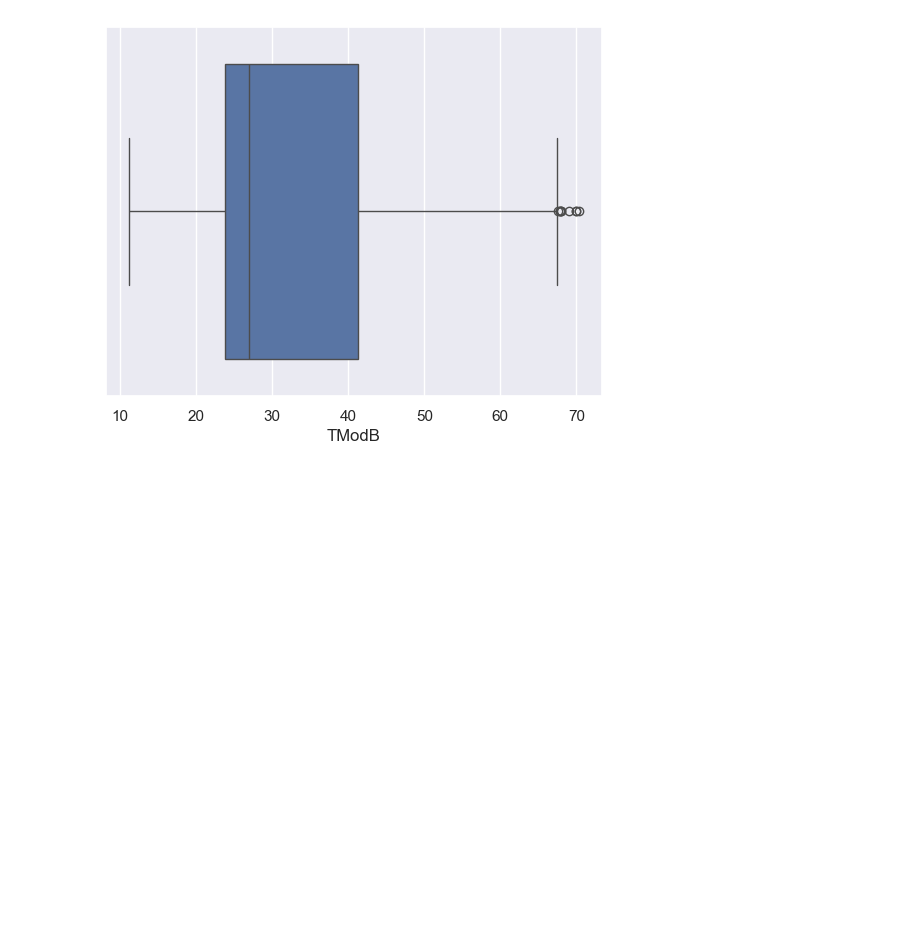
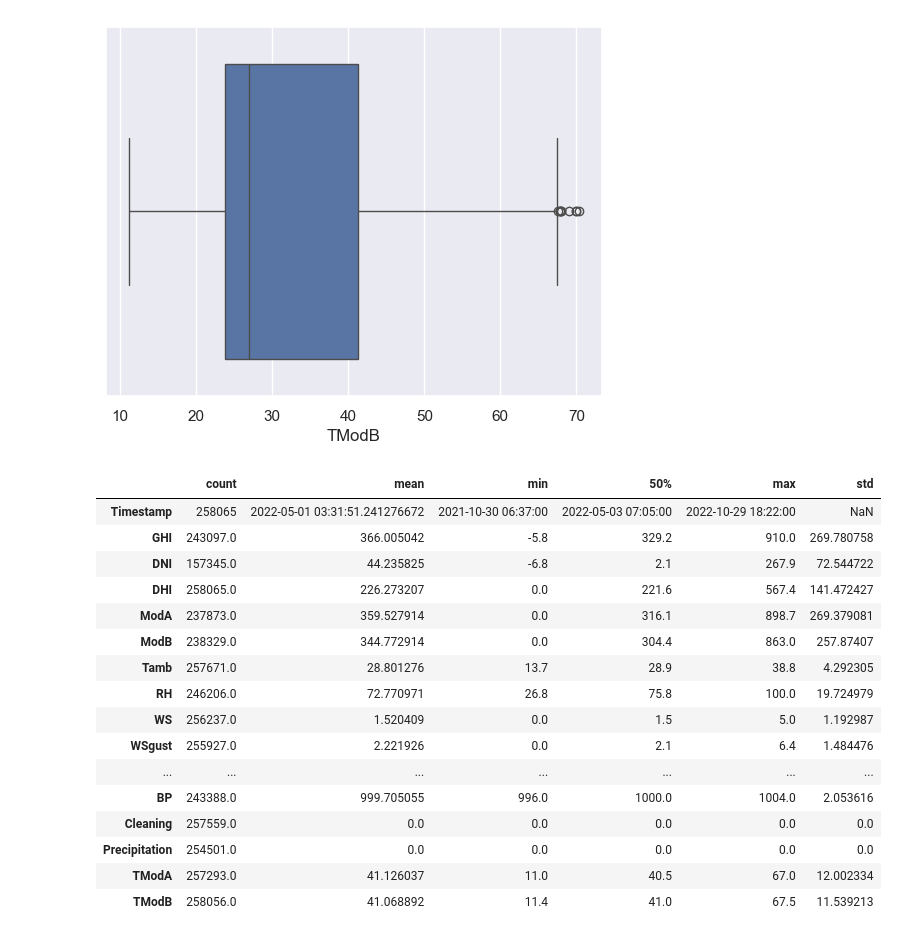
Before and after one commit to KalTadesse9/project_moonlight, a Jupyter notebook: notebooks/AnalysisOnSolarRadiations_sierraleone.ipynb, the cells around one changed output. Drawn from its saved outputs; the diff is of its cells as text; code cells hidden in the pictures; blank space fills up the shorter version.

```diff
--- a/notebooks/AnalysisOnSolarRadiations_sierraleone.ipynb
+++ b/notebooks/AnalysisOnSolarRadiations_sierraleone.ipynb
@@ -426,3 +426,23 @@ sns.boxplot(x=sierraleone_df['TModB'])
 # %% [output]
 <Axes: xlabel='TModB'>
 [figure]
+# %%
+df_corrected.describe(percentiles=[0.5]).T
+# %% [output]
+|  | count | mean | min | 50% | max | std |
+| Timestamp | 258065 | 2022-05-01 03:31:51.241276672 | 2021-10-30 06:37:00 | 2022-05-03 07:05:00 | 2022-10-29 18:22:00 | NaN |
+| GHI | 243097.0 | 366.005042 | -5.8 | 329.2 | 910.0 | 269.780758 |
+| DNI | 157345.0 | 44.235825 | -6.8 | 2.1 | 267.9 | 72.544722 |
+| DHI | 258065.0 | 226.273207 | 0.0 | 221.6 | 567.4 | 141.472427 |
+| ModA | 237873.0 | 359.527914 | 0.0 | 316.1 | 898.7 | 269.379081 |
+| ModB | 238329.0 | 344.772914 | 0.0 | 304.4 | 863.0 | 257.87407 |
+| Tamb | 257671.0 | 28.801276 | 13.7 | 28.9 | 38.8 | 4.292305 |
+| RH | 246206.0 | 72.770971 | 26.8 | 75.8 | 100.0 | 19.724979 |
+| WS | 256237.0 | 1.520409 | 0.0 | 1.5 | 5.0 | 1.192987 |
+| WSgust | 255927.0 | 2.221926 | 0.0 | 2.1 | 6.4 | 1.484476 |
+| ... | ... | ... | ... | ... | ... | ... |
+| BP | 243388.0 | 999.705055 | 996.0 | 1000.0 | 1004.0 | 2.053616 |
+| Cleaning | 257559.0 | 0.0 | 0.0 | 0.0 | 0.0 | 0.0 |
+| Precipitation | 254501.0 | 0.0 | 0.0 | 0.0 | 0.0 | 0.0 |
+| TModA | 257293.0 | 41.126037 | 11.0 | 40.5 | 67.0 | 12.002334 |
+| TModB | 258056.0 | 41.068892 | 11.4 | 41.0 | 67.5 | 11.539213 |
```
Also changed, not shown: parts of 1 cell of this notebook, 2 other files.
